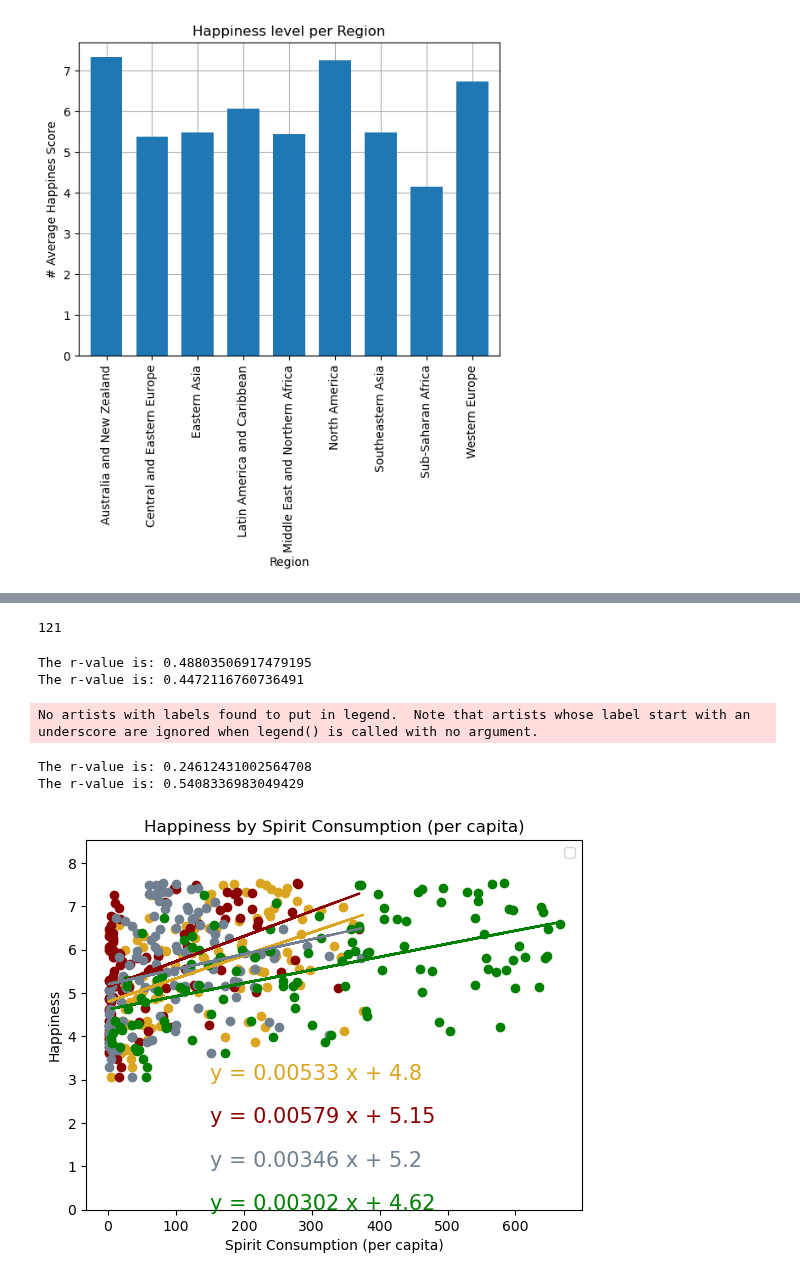
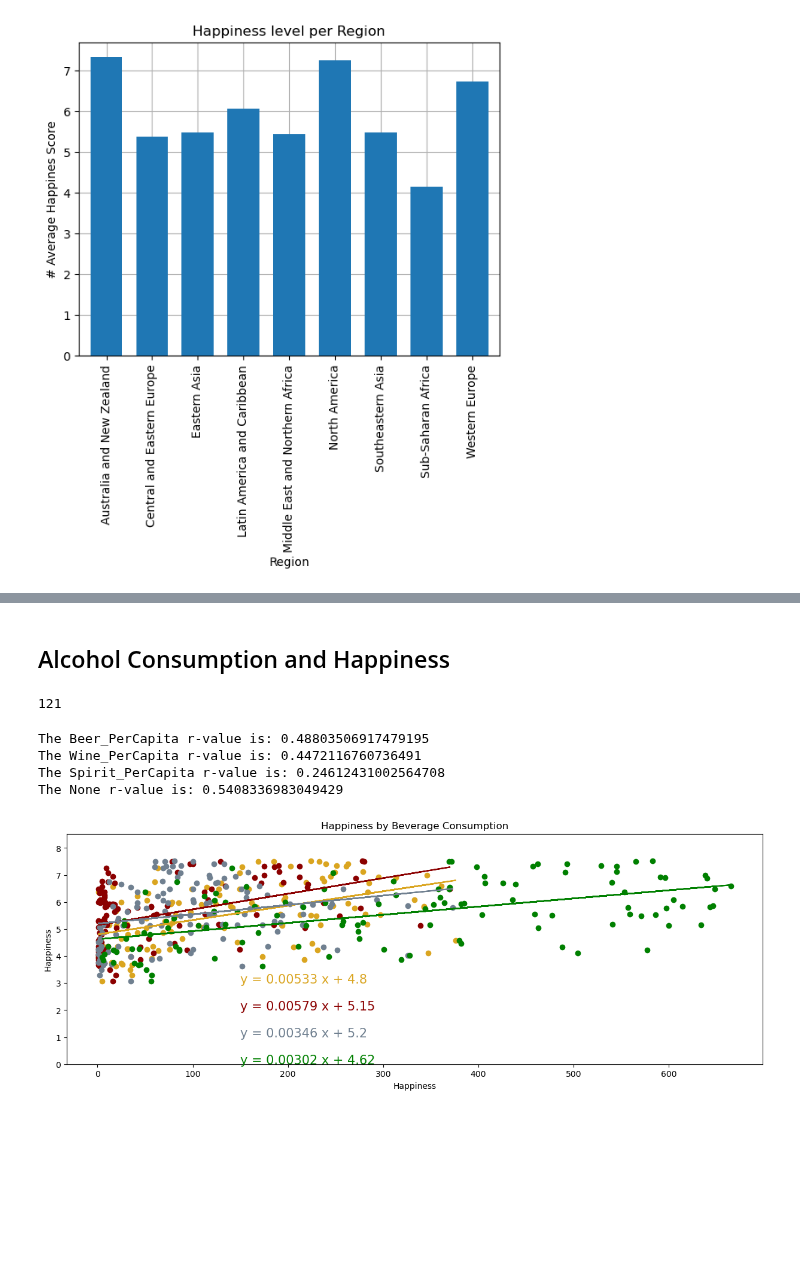
Before and after one commit to mattcaseycpa/project1, a Jupyter notebook: project.ipynb, the cells around one changed output, grey strips where cells are left out. Saved outputs shown, nothing was run; the diff lists cells and outputs as text; code cells hidden in the pictures; blank space fills up the shorter version.

Commit message:
Restored stacked plotting

```diff
--- a/project.ipynb
+++ b/project.ipynb
@@ -543,2 +548,4 @@ bar_plot.grid(zorder=0)
+# %% [markdown]
+## Alcohol Consumption and Happiness
 # %%
 OH_happiness = merged_data_complete[["Country", "HappinessScore", "Beer_PerCapita", "Spirit_PerCapita", "Wine_PerCapita"]].copy()
@@ -547,31 +554,41 @@ len(OH_happiness)#.head()
 121
 # %%
 # function to create create scatter and linear regression plots
-def lin_regress(x_vals, y_vals, x_label, color, x_ann, y_ann):
+def lin_regress(x_vals, y_vals, color, x_ann, y_ann):
     (slope, intercept, rval, pval, stderr) = linregress(x_vals, y_vals)
-    print(f"The r-value is: {rval}")
+    #plt.subplots(figsize=(15, 6))
+    print(f"The {x_vals.name} r-value is: {rval}")
     regress_vals = x_vals * slope + intercept
     line_eq = f"y = {round(slope,5)} x + {round(intercept,2)}"
-    title = f"Happiness by {x_label}"
+    #title = f"Happiness by {x_label}"
     plt.scatter(x_vals, y_vals, c=color)
     plt.plot(x_vals,regress_vals,color)
     plt.annotate(line_eq,(x_ann, y_ann),fontsize=15,color=color)
-    plt.title(title)
-    plt.xlabel(f"{x_label}")
+    plt.title(f"Happiness by Beverage Consumption")
+    #plt.xlabel(f"{x_label}")
+    plt.xlabel(f"Happiness")
     plt.ylabel(f"Happiness")
     plt.ylim(0, y_vals.max()+1)
     #plt.legend()
-    plt.savefig(f"output_data/{title}.png")
+    plt.savefig(f"output_data/Happiness by Beverage Consumption.png")
 # %%
-lin_regress(OH_happiness["Beer_PerCapita"], OH_happiness["HappinessScore"], "Beer Consumption (per capita)", "goldenrod", 150, 3)
-lin_regress(OH_happiness["Wine_PerCapita"], OH_happiness["HappinessScore"], "Wine Consumption (per capita)", "darkred", 150, 2)
-lin_regress(OH_happiness["Spirit_PerCapita"], OH_happiness["HappinessScore"], "Spirit Consumption (per capita)", "slategray", 150, 1)
-plt.legend()
-lin_regress((OH_happiness["Beer_PerCapita"]+OH_happiness["Wine_PerCapita"]+OH_happiness["Spirit_PerCapita"]), OH_happiness["HappinessScore"], "Spirit Consumption (per capita)", "green", 150, 0)
+
+plt.figure(figsize=(15, 5))
+beer_scat = lin_regress(OH_happiness["Beer_PerCapita"], OH_happiness["HappinessScore"], "goldenrod", 150, 3)
+wine_scat = lin_regress(OH_happiness["Wine_PerCapita"], OH_happiness["HappinessScore"], "darkred", 150, 2)
+spirit_scat = lin_regress(OH_happiness["Spirit_PerCapita"], OH_happiness["HappinessScore"], "slategray", 150, 1)
+all_bevs_scat = lin_regress(
+    (OH_happiness["Beer_PerCapita"]+OH_happiness["Wine_PerCapita"]+OH_happiness["Spirit_PerCapita"]),
+    OH_happiness["HappinessScore"], "green", 150, 0)
+plt.show()
+
+#plt.plot(beer_scat)
+#plt.plot(wine_scat)
+#plt.plot(spirit_scat)
+#beer_scat.plt.plot()
 # %% [output]
-The r-value is: 0.48803506917479195
-The r-value is: 0.4472116760736491
+The Beer_PerCapita r-value is: 0.48803506917479195
+The Wine_PerCapita r-value is: 0.4472116760736491
+The Spirit_PerCapita r-value is: 0.24612431002564708
+The None r-value is: 0.5408336983049429
-No artists with labels found to put in legend.  Note that artists whose label start with an underscore are ignored when legend() is called with no argument.
-The r-value is: 0.24612431002564708
-The r-value is: 0.5408336983049429
-[figure, old version]
+[figure, new version]
```
Also changed, not shown: parts of 3 cells of this notebook, 2 other files.
